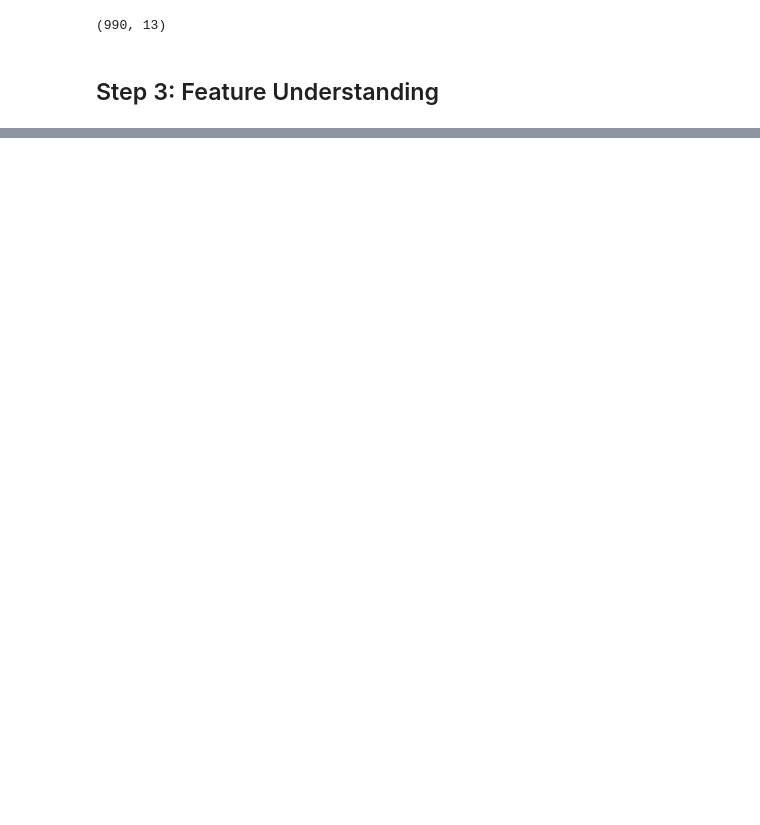
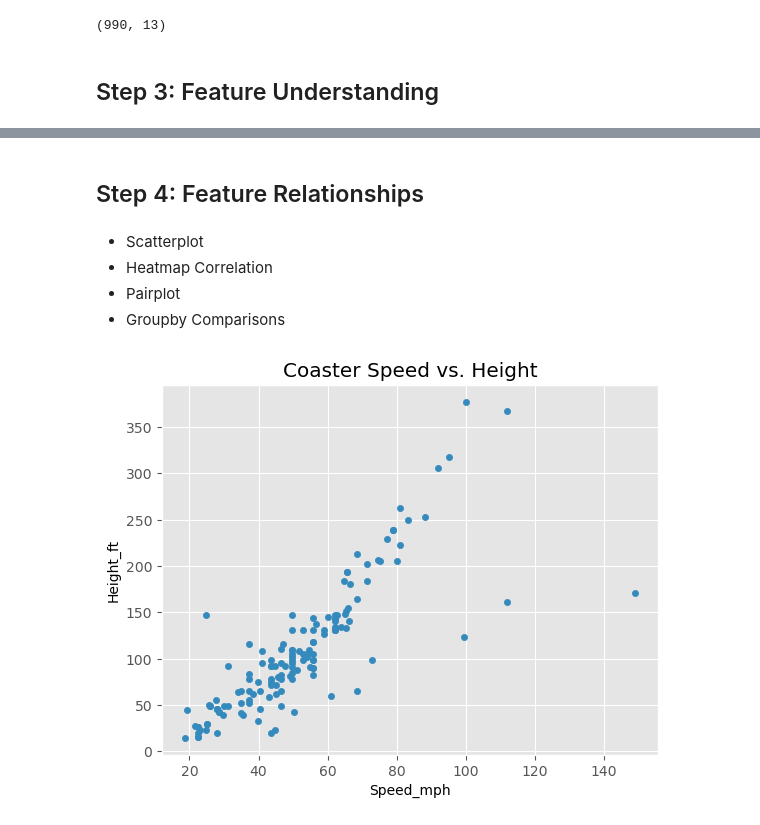
Before and after one commit to MatthewLopes/exploratory-data-analysis, a Jupyter notebook: exploratory-data-analysis.ipynb, the cells around one changed output, grey strips where cells are left out. Drawn from its saved outputs; the diff is of its cells as text; code cells hidden in the pictures; blank space fills up the shorter version.

Commit message:
performing feature relationships

```diff
--- a/exploratory-data-analysis.ipynb
+++ b/exploratory-data-analysis.ipynb
@@ -230,0 +233,15 @@ ax.set_xlabel('Speed (mph)')
+# %% [markdown]
+## Step 4: Feature Relationships
+# %% [markdown]
+- Scatterplot
+- Heatmap Correlation
+- Pairplot
+- Groupby Comparisons
+# %%
+df.plot(kind='scatter', \
+       x='Speed_mph', \
+       y='Height_ft', \
+       title='Coaster Speed vs. Height')
+plt.show()
+# %% [output]
+[figure, added]
```
Also changed, not shown: parts of 13 cells of this notebook.
